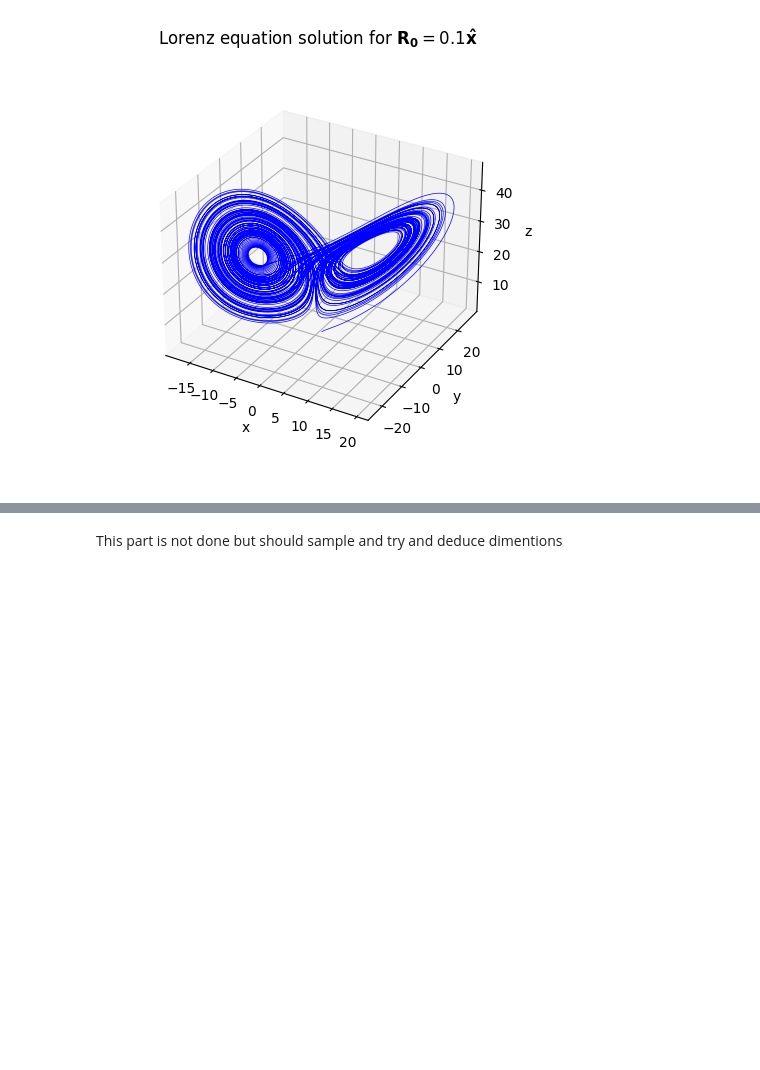
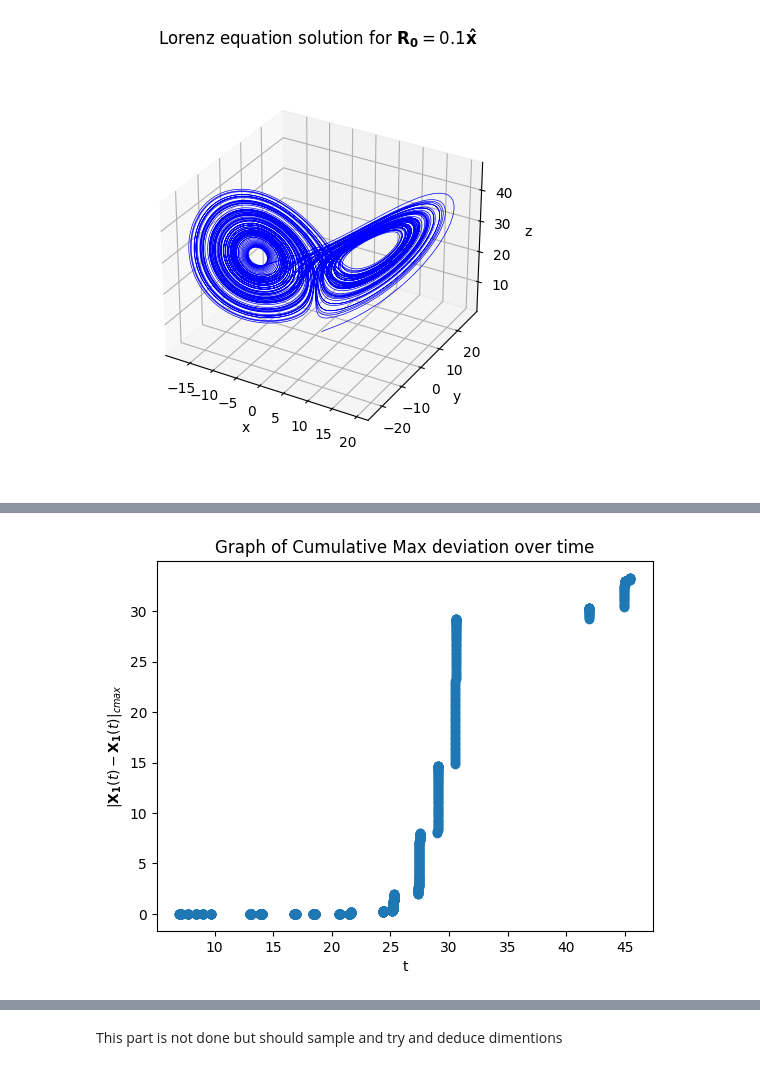
Before and after one commit to Williame33445/physics-projects, a Jupyter notebook: chaos-simulations/lorenz-eq.ipynb, the cells around one changed output, grey strips where cells are left out. Saved outputs shown, nothing was run; the diff lists cells and outputs as text; code cells hidden in the pictures; blank space fills up the shorter version.

```diff
--- a/chaos-simulations/lorenz-eq.ipynb
+++ b/chaos-simulations/lorenz-eq.ipynb
@@ -134,0 +127,26 @@ plt.scatter(tAdj,rAdj)
+# %%
+#this is done to remove the peak at the start that is not linear
+deviationList = deviationList[7000:]
+T = t1[7000:]
+
+tDevMaxLst = []
+RDevMaxLst = []
+
+
+#finds points that are larger than all points that have come before
+gMax = 0
+for i,d in enumerate(deviationList):
+    if d > gMax:
+        gMax = d
+        tDevMaxLst.append(T[i])
+        RDevMaxLst.append(d)
+
+
+
+plt.scatter(tDevMaxLst,RDevMaxLst)
+plt.title("Graph of Cumulative Max deviation over time")
+plt.ylabel(r'$|\mathbf{X_1}(t) - \mathbf{X_1}(t)|_{cmax}$')
+plt.xlabel("t")
+plt.show()
+# %% [output]
+[figure, added]
```
Also changed, not shown: parts of 18 cells of this notebook.
